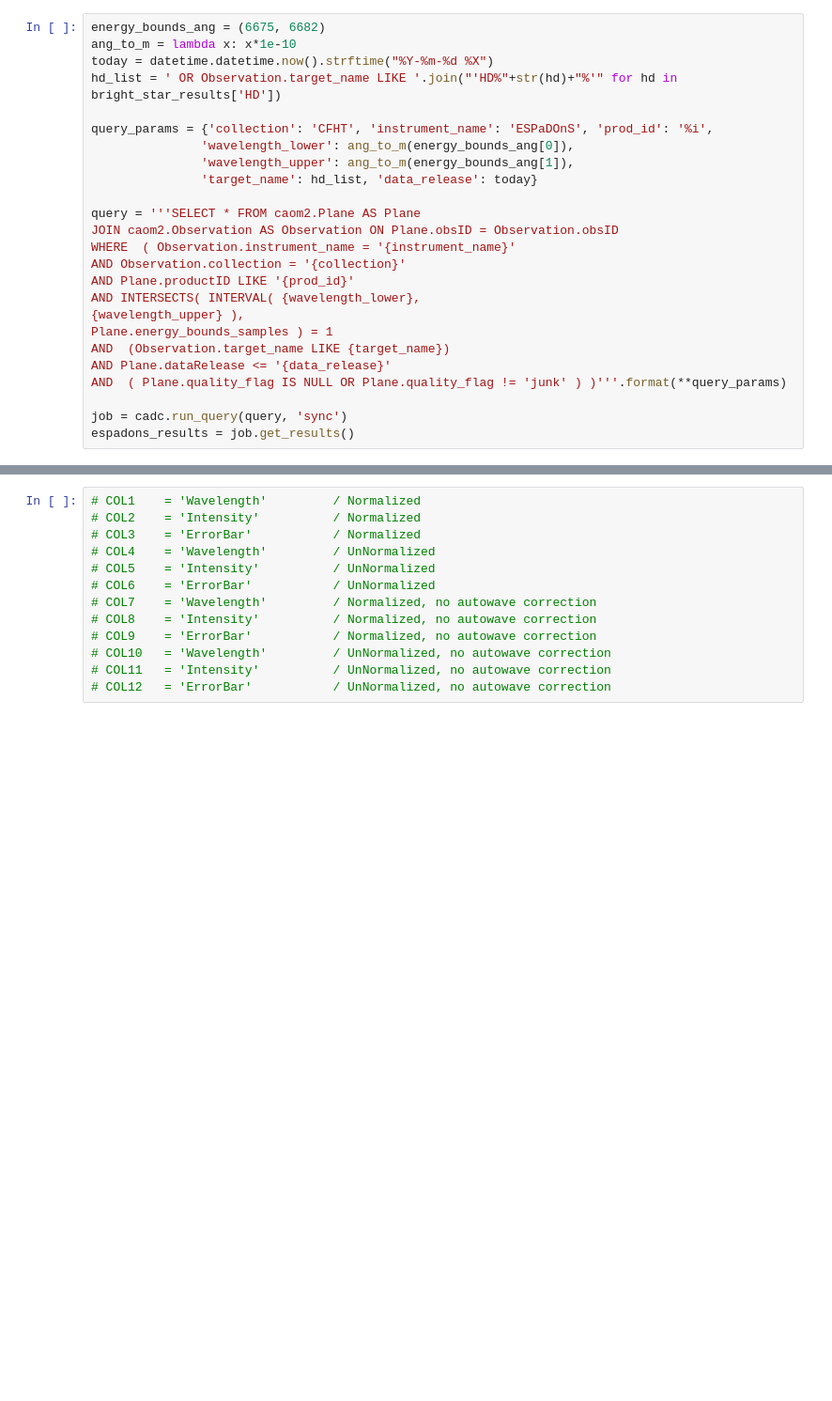
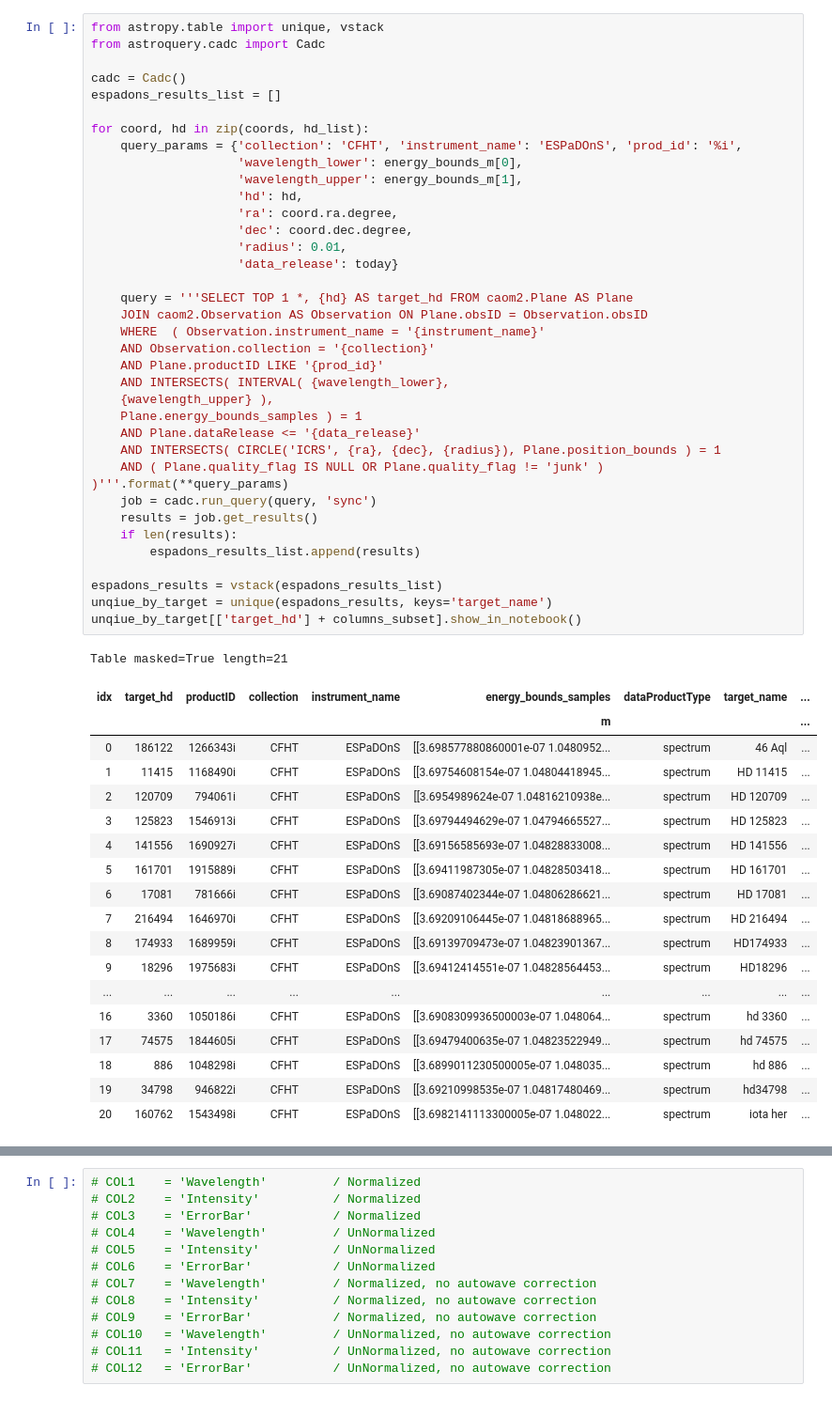
Before and after one commit to ellieb/astroquery_tutorial, a Jupyter notebook: astroquery_example_spectra.ipynb, the cells around one changed output, grey strips where cells are left out. Shown at 94% size. Saved outputs shown, nothing was run; the diff lists cells and outputs as text; blank space fills up the shorter version.

Commit message:
:pencil2: Updating spectra notebook

```diff
--- a/astroquery_example_spectra.ipynb
+++ b/astroquery_example_spectra.ipynb
@@ -138,25 +143,56 @@ today
 # %%
-energy_bounds_ang = (6675, 6682)
-ang_to_m = lambda x: x*1e-10
-today = datetime.datetime.now().strftime("%Y-%m-%d %X")
-hd_list = ' OR Observation.target_name LIKE '.join("'HD%"+str(hd)+"%'" for hd in bright_star_results['HD'])
+from astropy.table import unique, vstack
+from astroquery.cadc import Cadc
 
-query_params = {'collection': 'CFHT', 'instrument_name': 'ESPaDOnS', 'prod_id': '%i',
-               'wavelength_lower': ang_to_m(energy_bounds_ang[0]),
-               'wavelength_upper': ang_to_m(energy_bounds_ang[1]),
-               'target_name': hd_list, 'data_release': today}
+cadc = Cadc()
+espadons_results_list = []
 
-query = '''SELECT * FROM caom2.Plane AS Plane
-JOIN caom2.Observation AS Observation ON Plane.obsID = Observation.obsID
-WHERE  ( Observation.instrument_name = '{instrument_name}'
-AND Observation.collection = '{collection}'
-AND Plane.productID LIKE '{prod_id}'
-AND INTERSECTS( INTERVAL( {wavelength_lower},
-{wavelength_upper} ),
-Plane.energy_bounds_samples ) = 1
-AND  (Observation.target_name LIKE {target_name})
-AND Plane.dataRelease <= '{data_release}'
-AND  ( Plane.quality_flag IS NULL OR Plane.quality_flag != 'junk' ) )'''.format(**query_params)
+for coord, hd in zip(coords, hd_list):
+    query_params = {'collection': 'CFHT', 'instrument_name': 'ESPaDOnS', 'prod_id': '%i',
+                    'wavelength_lower': energy_bounds_m[0],
+                    'wavelength_upper': energy_bounds_m[1],
+                    'hd': hd,
+                    'ra': coord.ra.degree,
+                    'dec': coord.dec.degree,
+                    'radius': 0.01,
+                    'data_release': today}
 
-job = cadc.run_query(query, 'sync')
-espadons_results = job.get_results()
+    query = '''SELECT TOP 1 *, {hd} AS target_hd FROM caom2.Plane AS Plane
+    JOIN caom2.Observation AS Observation ON Plane.obsID = Observation.obsID
+    WHERE  ( Observation.instrument_name = '{instrument_name}'
+    AND Observation.collection = '{collection}'
+    AND Plane.productID LIKE '{prod_id}'
+    AND INTERSECTS( INTERVAL( {wavelength_lower},
+    {wavelength_upper} ),
+    Plane.energy_bounds_samples ) = 1
+    AND Plane.dataRelease <= '{data_release}'
+    AND INTERSECTS( CIRCLE('ICRS', {ra}, {dec}, {radius}), Plane.position_bounds ) = 1
+    AND ( Plane.quality_flag IS NULL OR Plane.quality_flag != 'junk' ) )'''.format(**query_params)
+    job = cadc.run_query(query, 'sync')
+    results = job.get_results()
+    if len(results):
+        espadons_results_list.append(results)
+
+espadons_results = vstack(espadons_results_list)
+unqiue_by_target = unique(espadons_results, keys='target_name')
+unqiue_by_target[['target_hd'] + columns_subset].show_in_notebook()
+# %% [output]
+Table masked=True length=21
+| idx | target_hd | productID | collection | instrument_name | energy_bounds_samples | dataProductType | target_name | ... |
+|  |  |  |  |  | m |  |  | ... |
+| 0 | 186122 | 1266343i | CFHT | ESPaDOnS | [[3.698577880860001e-07 1.0480952... | spectrum | 46 Aql | ... |
+| 1 | 11415 | 1168490i | CFHT | ESPaDOnS | [[3.69754608154e-07 1.04804418945... | spectrum | HD 11415 | ... |
+| 2 | 120709 | 794061i | CFHT | ESPaDOnS | [[3.6954989624e-07 1.04816210938e... | spectrum | HD 120709 | ... |
+| 3 | 125823 | 1546913i | CFHT | ESPaDOnS | [[3.69794494629e-07 1.04794665527... | spectrum | HD 125823 | ... |
+| 4 | 141556 | 1690927i | CFHT | ESPaDOnS | [[3.69156585693e-07 1.04828833008... | spectrum | HD 141556 | ... |
+| 5 | 161701 | 1915889i | CFHT | ESPaDOnS | [[3.69411987305e-07 1.04828503418... | spectrum | HD 161701 | ... |
+| 6 | 17081 | 781666i | CFHT | ESPaDOnS | [[3.69087402344e-07 1.04806286621... | spectrum | HD 17081 | ... |
+| 7 | 216494 | 1646970i | CFHT | ESPaDOnS | [[3.69209106445e-07 1.04818688965... | spectrum | HD 216494 | ... |
+| 8 | 174933 | 1689959i | CFHT | ESPaDOnS | [[3.69139709473e-07 1.04823901367... | spectrum | HD174933 | ... |
+| 9 | 18296 | 1975683i | CFHT | ESPaDOnS | [[3.69412414551e-07 1.04828564453... | spectrum | HD18296 | ... |
+| ... | ... | ... | ... | ... | ... | ... | ... | ... |
+| 16 | 3360 | 1050186i | CFHT | ESPaDOnS | [[3.6908309936500003e-07 1.048064... | spectrum | hd 3360 | ... |
+| 17 | 74575 | 1844605i | CFHT | ESPaDOnS | [[3.69479400635e-07 1.04823522949... | spectrum | hd 74575 | ... |
+| 18 | 886 | 1048298i | CFHT | ESPaDOnS | [[3.6899011230500005e-07 1.048035... | spectrum | hd 886 | ... |
+| 19 | 34798 | 946822i | CFHT | ESPaDOnS | [[3.69210998535e-07 1.04817480469... | spectrum | hd34798 | ... |
+| 20 | 160762 | 1543498i | CFHT | ESPaDOnS | [[3.6982141113300005e-07 1.048022... | spectrum | iota her | ... |
```
Also changed, not shown: parts of 17 cells of this notebook.
